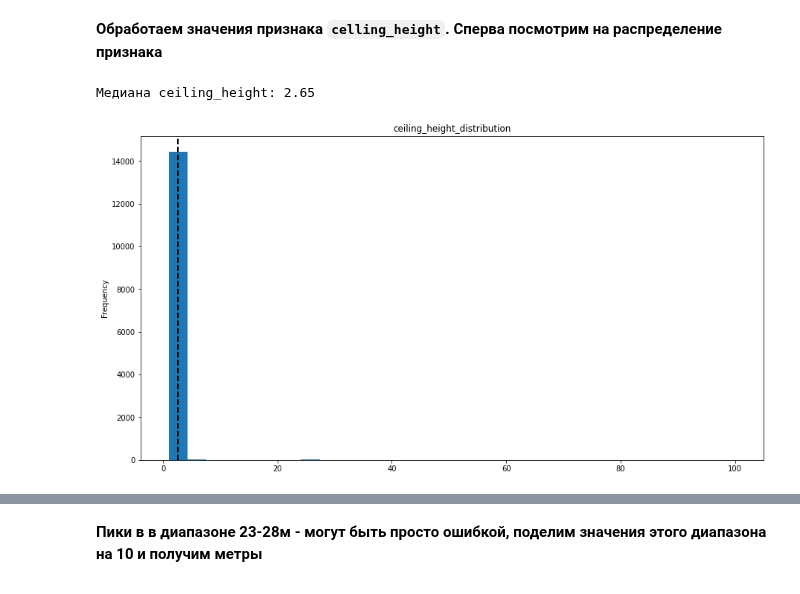
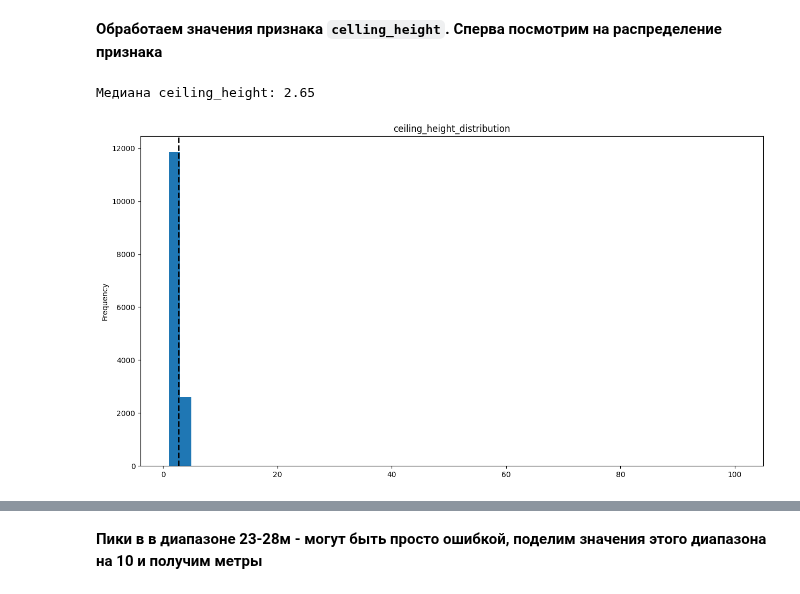
Before and after one commit to w00dwind/practicum, a Jupyter notebook: 03_data_exploration/real_estate.ipynb, the cells around one changed output, grey strips where cells are left out. Drawn from its saved outputs; the diff is of its cells as text; code cells hidden in the pictures.

```diff
--- a/03_data_exploration/real_estate.ipynb
+++ b/03_data_exploration/real_estate.ipynb
@@ -275,10 +295,10 @@ def median_plot(df, column, bins=10, range=None):
 # %% [markdown]
 **Обработаем значения признака `celling_height`. Сперва посмотрим на распределение признака**
 # %%
-median_plot(df, 'ceiling_height', bins=30)
+median_plot(df, 'ceiling_height', bins=50)
 # %% [output]
 Медиана ceiling_height: 2.65
-[figure, old version]
+[figure, new version]
 # %%
 # Посмотрим подробнее на значения в диапазоне 20-40 и 90-100
 df['ceiling_height'].hist(bins=30, range=(20, 40))
```
Also changed, not shown: parts of 21 cells of this notebook, 36 other files.
